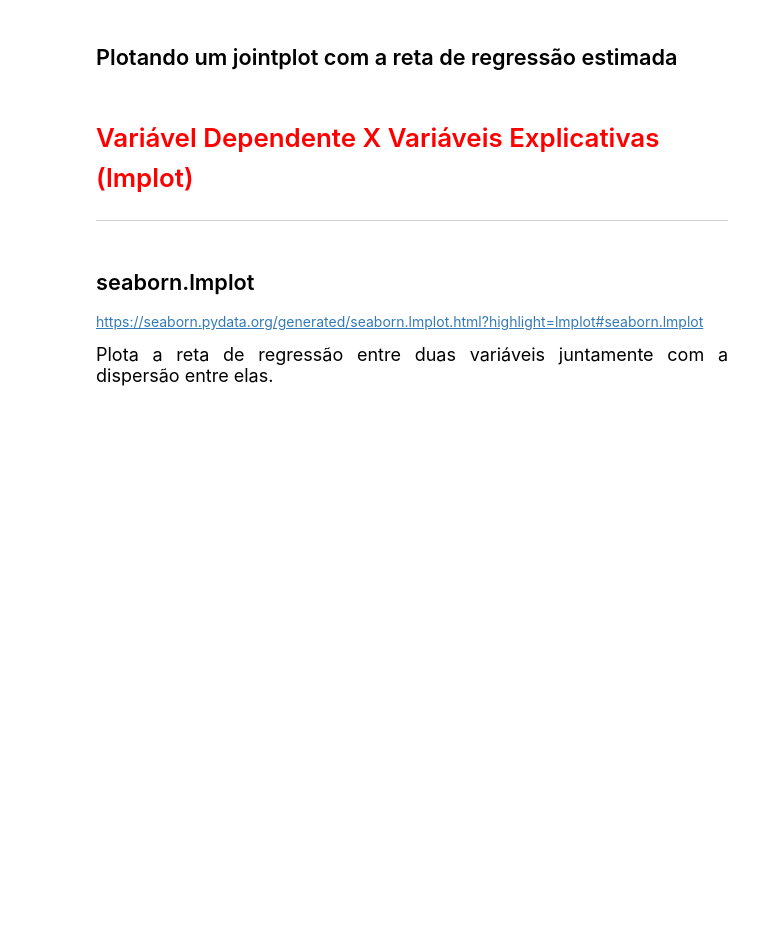
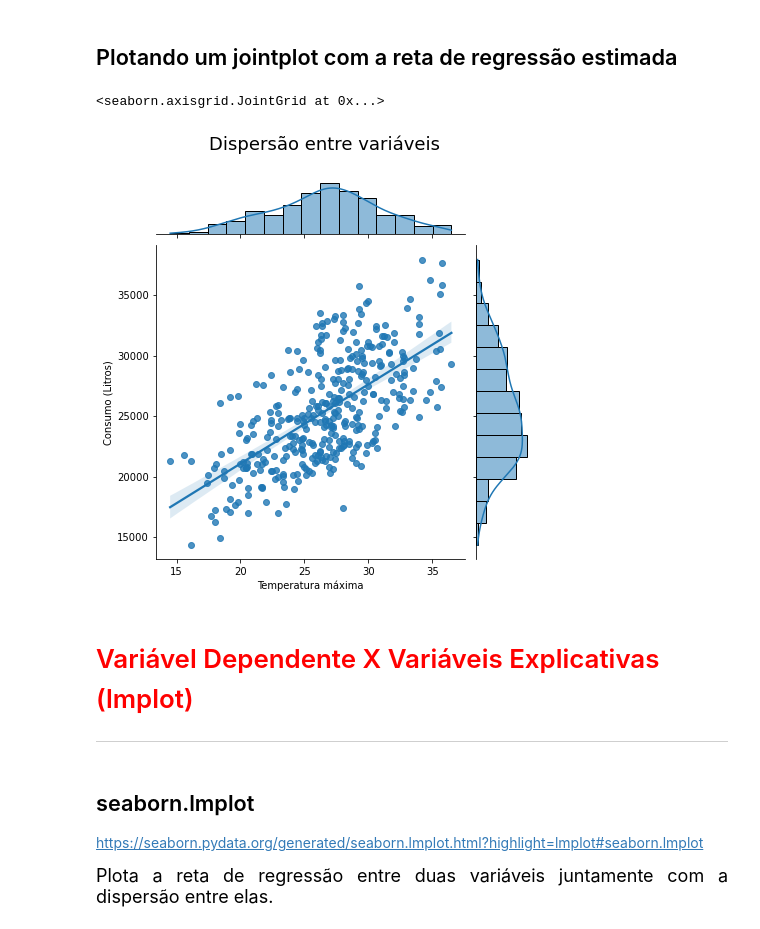
Before and after one commit to Marcus-Bernard0/data_science_alura, a Jupyter notebook: 8 - Regressão linear testando relações e prevendo resultados/Projeto/Regressão Linear.ipynb, the cells around one changed output. Cells and saved outputs as stored; diff of their text form; code cells hidden in the pictures; blank space fills up the shorter version.

```diff
--- a/8 - Regressão linear testando relações e prevendo resultados/Projeto/Regressão Linear.ipynb
+++ b/8 - Regressão linear testando relações e prevendo resultados/Projeto/Regressão Linear.ipynb
@@ -244,5 +251,13 @@ https://seaborn.pydata.org/generated/seaborn.jointplot.html?highlight=jointplot#
 # %% [markdown]
 ## Plotando um jointplot com a reta de regressão estimada
+# %%
+ax = sns.jointplot(x = 'temp_max', y = 'consumo', data = dados, kind='reg')
+ax.fig.suptitle('Dispersão entre variáveis', fontsize=18, y = 1.08)
+ax.set_axis_labels(xlabel='Temperatura máxima', ylabel='Consumo (Litros)')
+ax
+# %% [output]
+<seaborn.axisgrid.JointGrid at 0x...>
+[figure, added]
 # %% [markdown]
 # <font color='red' style='font-size: 30px;'>Variável Dependente X Variáveis Explicativas (lmplot)</font>
 <hr style='border: 2px solid red;'>
```
Also changed, not shown: parts of 5 cells of this notebook.
